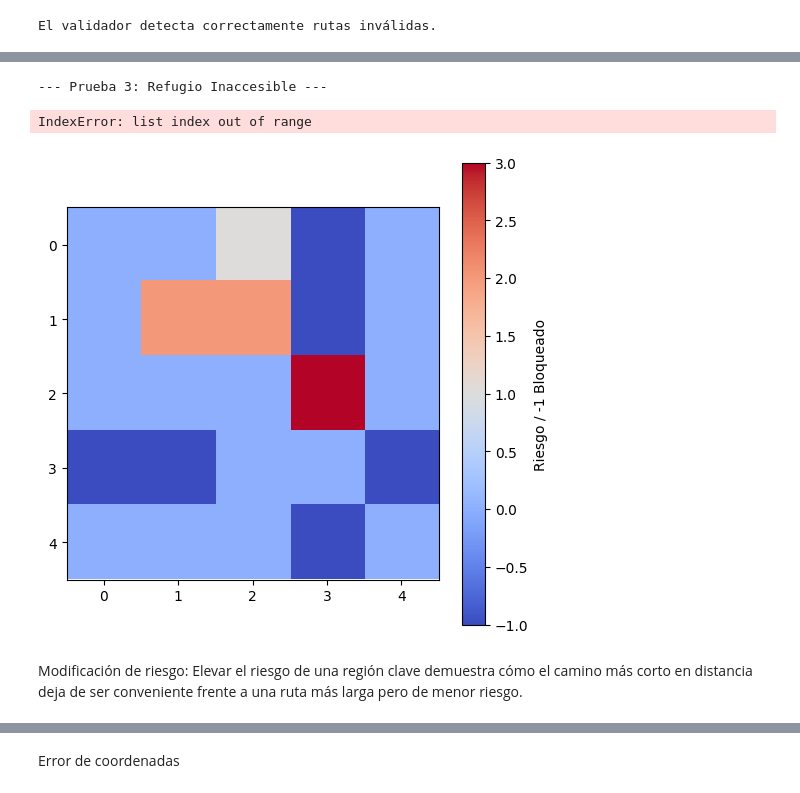
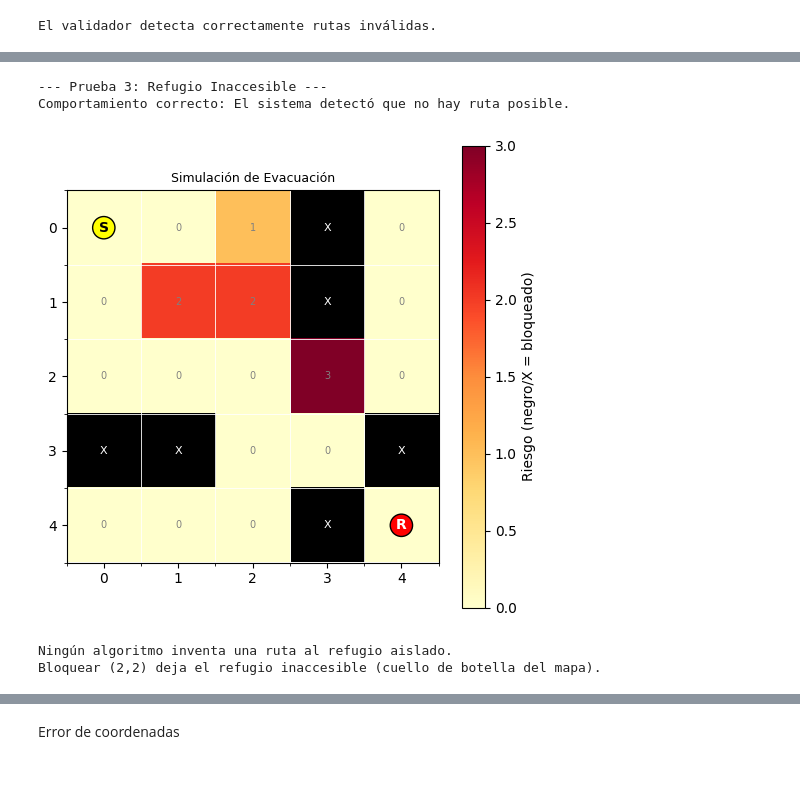
Before and after one commit to Venus108/Practica-de-Clase-2, a Jupyter notebook: Práctica_de_clase_2.ipynb, the cells around one changed output, grey strips where cells are left out. Cells and saved outputs as stored; diff of their text form; code cells hidden in the pictures.

```diff
--- a/Práctica_de_clase_2.ipynb
+++ b/Práctica_de_clase_2.ipynb
@@ -482,19 +368,31 @@ Refugio inaccesible: Si se rodean las coordenadas del refugio con celdas de valo
 # %%
 print("--- Prueba 3: Refugio Inaccesible ---")
 mapa_prueba_3 = mapa_inundacion.copy()
 
 # Rodeamos el refugio (4,4) con zonas bloqueadas
 mapa_prueba_3[3, 4] = -1
 mapa_prueba_3[4, 3] = -1
 
 ruta_3 = buscar_ruta(mapa_prueba_3, inicio, refugio, "dijkstra")
 if not ruta_3:
     print("Comportamiento correcto: El sistema detectó que no hay ruta posible.")
 visualizar_terreno(mapa_prueba_3, ruta_3)
+
+# Comprobación con todos los algoritmos
+for alg in ALGORITMOS_DISPONIBLES:
+    r = buscar_ruta_detalle(mapa_prueba_3, inicio, refugio, alg)
+    assert not r["encontrada"] and r["ruta"] == [], f"{alg} devolvió ruta a un refugio aislado"
+print("Ningún algoritmo inventa una ruta al refugio aislado.")
+
+# Hallazgo: (2,2) es un cuello de botella; bloquearlo también aísla el refugio
+mapa_cuello = mapa_inundacion.copy()
+mapa_cuello[2, 2] = -1
+for alg in ALGORITMOS_DISPONIBLES:
+    assert buscar_ruta(mapa_cuello, inicio, refugio, alg) == [], f"{alg}: (2,2) debería aislar el refugio"
+print("Bloquear (2,2) deja el refugio inaccesible (cuello de botella del mapa).")
 # %% [output]
 --- Prueba 3: Refugio Inaccesible ---
+Comportamiento correcto: El sistema detectó que no hay ruta posible.
+[figure, new version]
-IndexError: list index out of range
+Ningún algoritmo inventa una ruta al refugio aislado.
+Bloquear (2,2) deja el refugio inaccesible (cuello de botella del mapa).
-[figure, old version]
-# %% [markdown]
-
-Modificación de riesgo: Elevar el riesgo de una región clave demuestra cómo el camino más corto en distancia deja de ser conveniente frente a una ruta más larga pero de menor riesgo.
```
Also changed, not shown: parts of 16 cells of this notebook.
